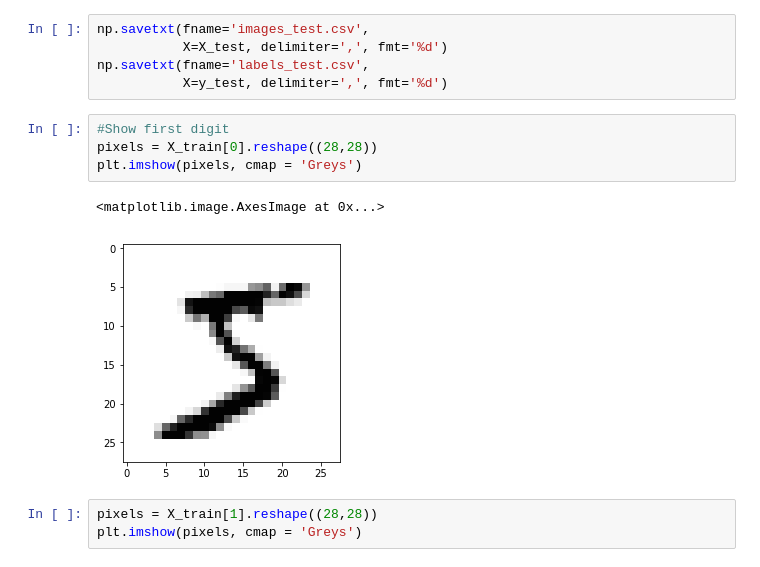
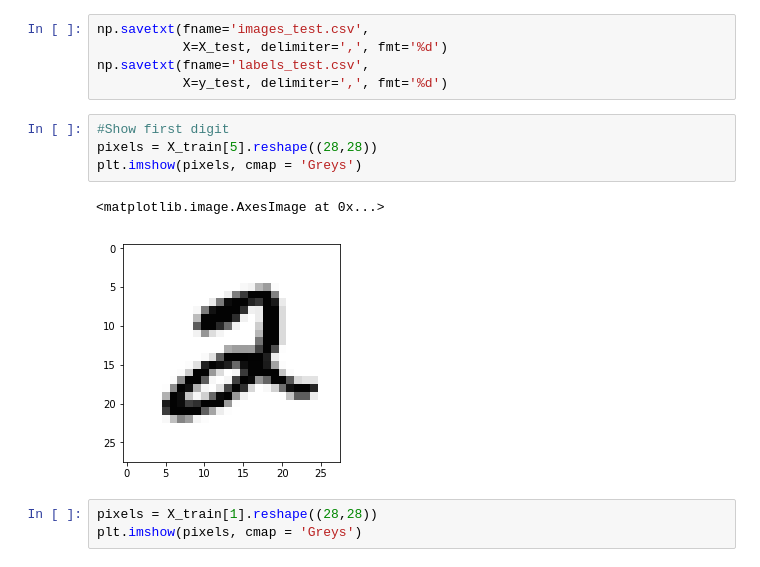
Before and after one commit to marielaval/MNIST-Handwritten-digits-recognition-, a Jupyter notebook: MNIST-Project.ipynb, the cells around one changed output. Saved outputs shown, nothing was run; the diff lists cells and outputs as text.

```diff
--- a/MNIST Project.ipynb
+++ b/MNIST-Project.ipynb
@@ -77,11 +95,11 @@ np.savetxt(fname='labels_test.csv',
            X=y_test, delimiter=',', fmt='%d')
 # %%
 #Show first digit
-pixels = X_train[0].reshape((28,28))
+pixels = X_train[5].reshape((28,28))
 plt.imshow(pixels, cmap = 'Greys')
 # %% [output]
 <matplotlib.image.AxesImage at 0x...>
-[figure, old version]
+[figure, new version]
 # %%
 pixels = X_train[1].reshape((28,28))
 plt.imshow(pixels, cmap = 'Greys')
```
Also changed, not shown: parts of 25 cells of this notebook.
